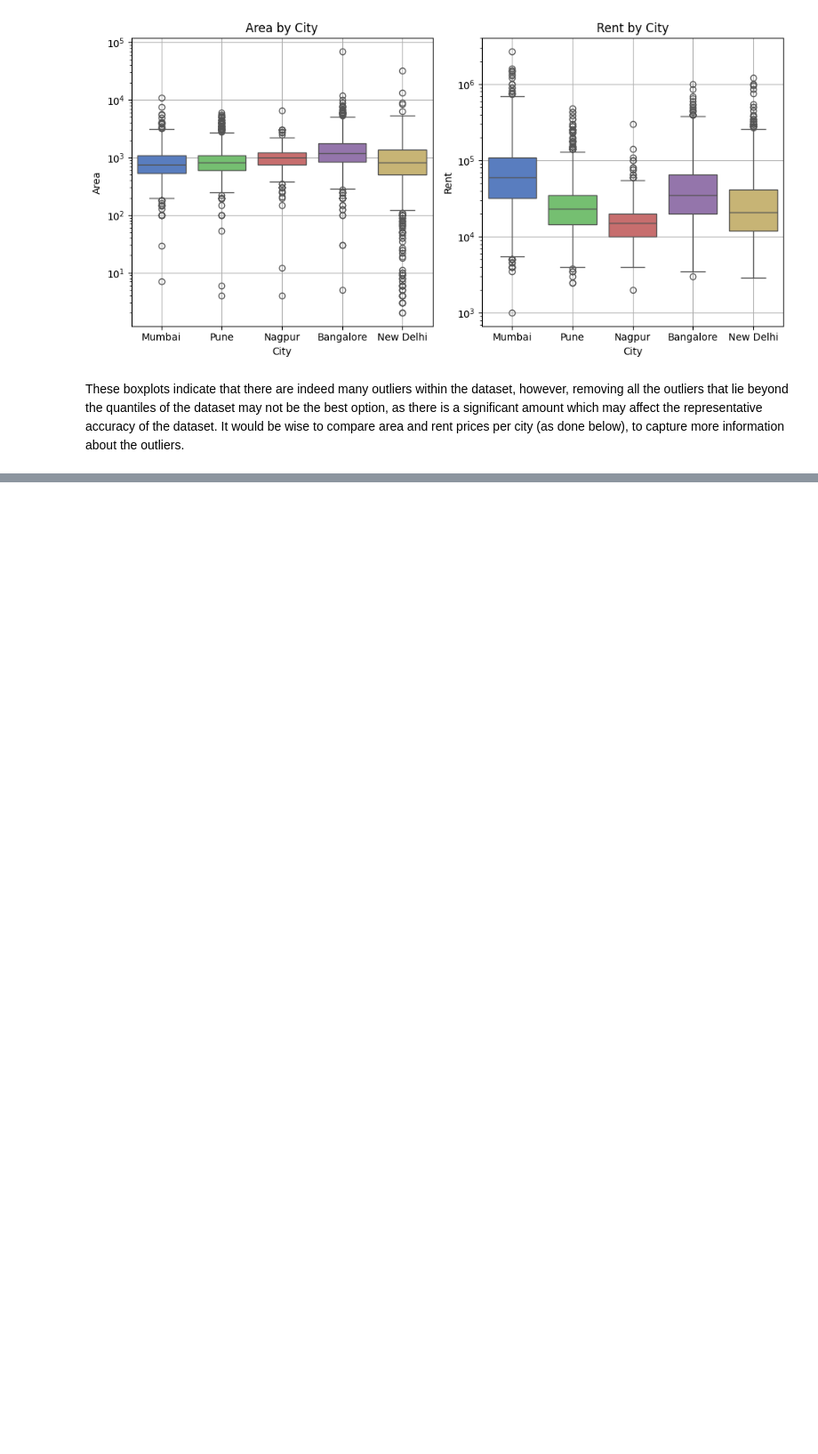
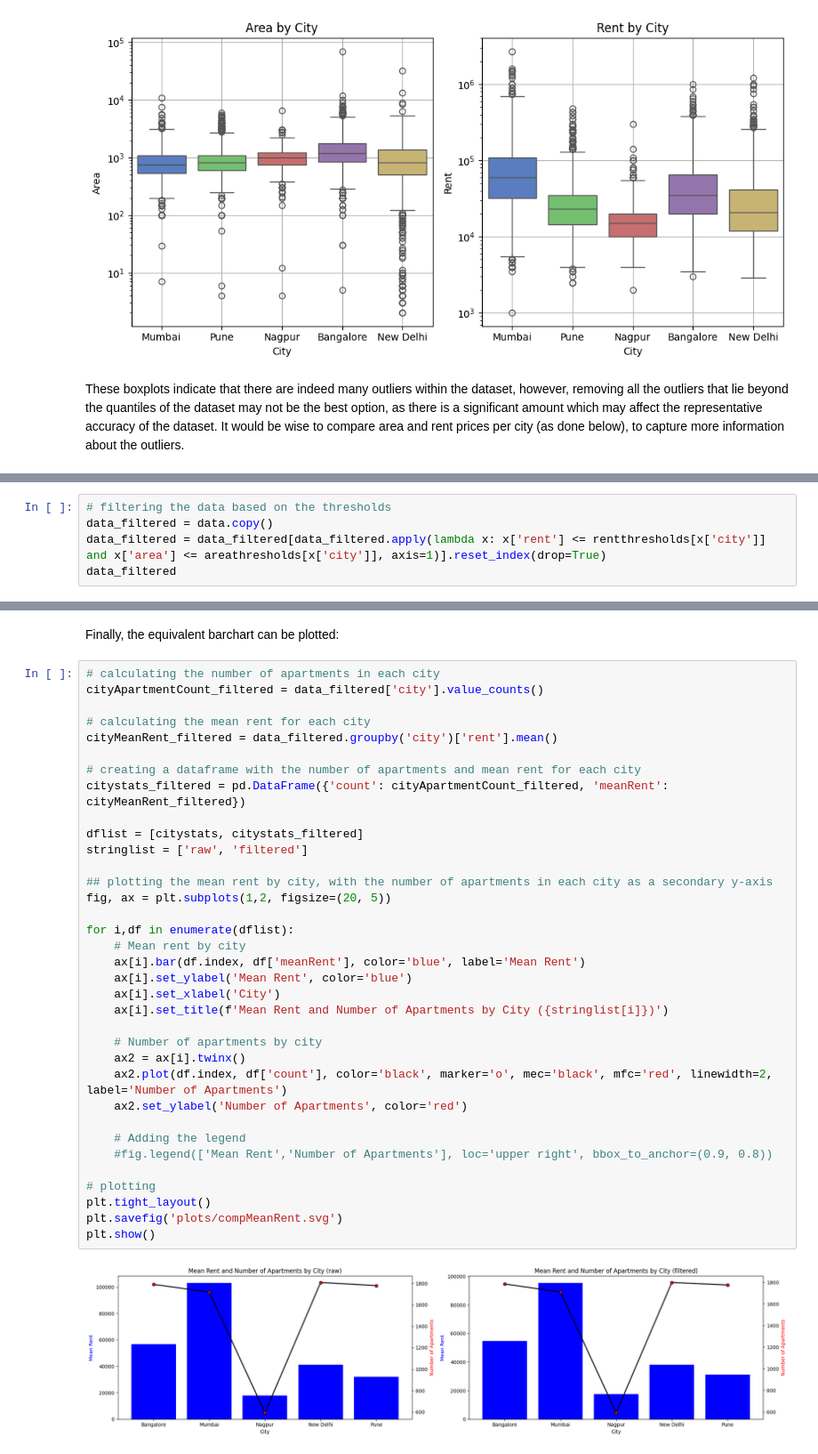
Before and after one commit to majdyousof/machine-learning-coursework, a Jupyter notebook: 02061161_code.ipynb, the cells around one changed output, grey strips where cells are left out. Shown at 89% size. Cells and saved outputs as stored; diff of their text form; blank space fills up the shorter version.

```diff
--- a/02061161_code.ipynb
+++ b/02061161_code.ipynb
@@ -148,0 +171,5 @@ For the Rent vs Area, it is clear that there are a few trends that are visible.
+# %%
+# filtering the data based on the thresholds
+data_filtered = data.copy()
+data_filtered = data_filtered[data_filtered.apply(lambda x: x['rent'] <= rentthresholds[x['city']] and x['area'] <= areathresholds[x['city']], axis=1)].reset_index(drop=True)
+data_filtered
@@ -148,0 +190,39 @@ For the Rent vs Area, it is clear that there are a few trends that are visible.
+# %% [markdown]
+Finally, the equivalent barchart can be plotted:
+# %%
+# calculating the number of apartments in each city
+cityApartmentCount_filtered = data_filtered['city'].value_counts()
+
+# calculating the mean rent for each city
+cityMeanRent_filtered = data_filtered.groupby('city')['rent'].mean()
+
+# creating a dataframe with the number of apartments and mean rent for each city
+citystats_filtered = pd.DataFrame({'count': cityApartmentCount_filtered, 'meanRent': cityMeanRent_filtered})
+
+dflist = [citystats, citystats_filtered]
+stringlist = ['raw', 'filtered']
+
+## plotting the mean rent by city, with the number of apartments in each city as a secondary y-axis
+fig, ax = plt.subplots(1,2, figsize=(20, 5))
+
+for i,df in enumerate(dflist):
+    # Mean rent by city
+    ax[i].bar(df.index, df['meanRent'], color='blue', label='Mean Rent')
+    ax[i].set_ylabel('Mean Rent', color='blue')
+    ax[i].set_xlabel('City')
+    ax[i].set_title(f'Mean Rent and Number of Apartments by City ({stringlist[i]})')
+
+    # Number of apartments by city
+    ax2 = ax[i].twinx()
+    ax2.plot(df.index, df['count'], color='black', marker='o', mec='black', mfc='red', linewidth=2, label='Number of Apartments')
+    ax2.set_ylabel('Number of Apartments', color='red')
+
+    # Adding the legend
+    #fig.legend(['Mean Rent','Number of Apartments'], loc='upper right', bbox_to_anchor=(0.9, 0.8))
+
+# plotting
+plt.tight_layout()
+plt.savefig('plots/compMeanRent.svg')
+plt.show()
+# %% [output]
+[figure, added]
```
Also changed, not shown: parts of 6 cells of this notebook, 4 other files.
